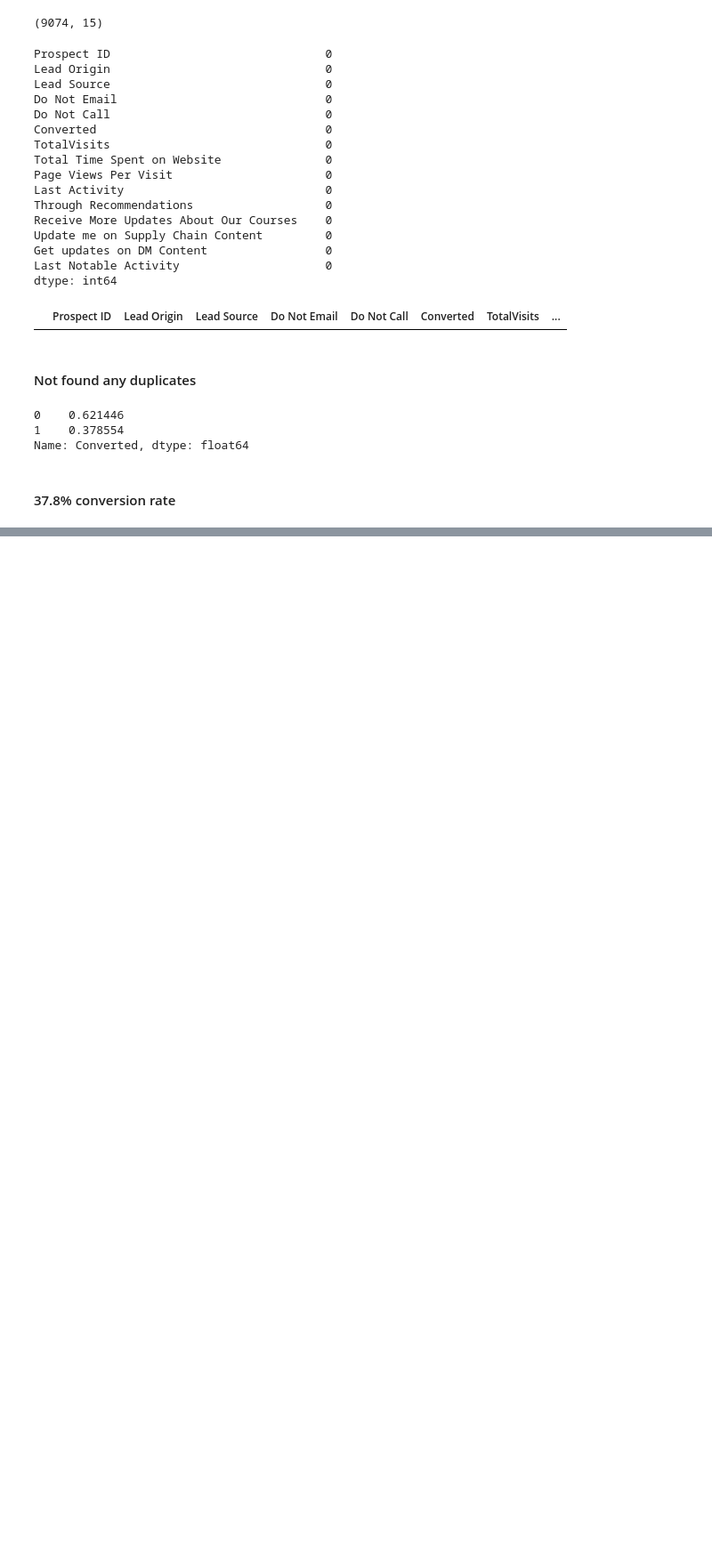
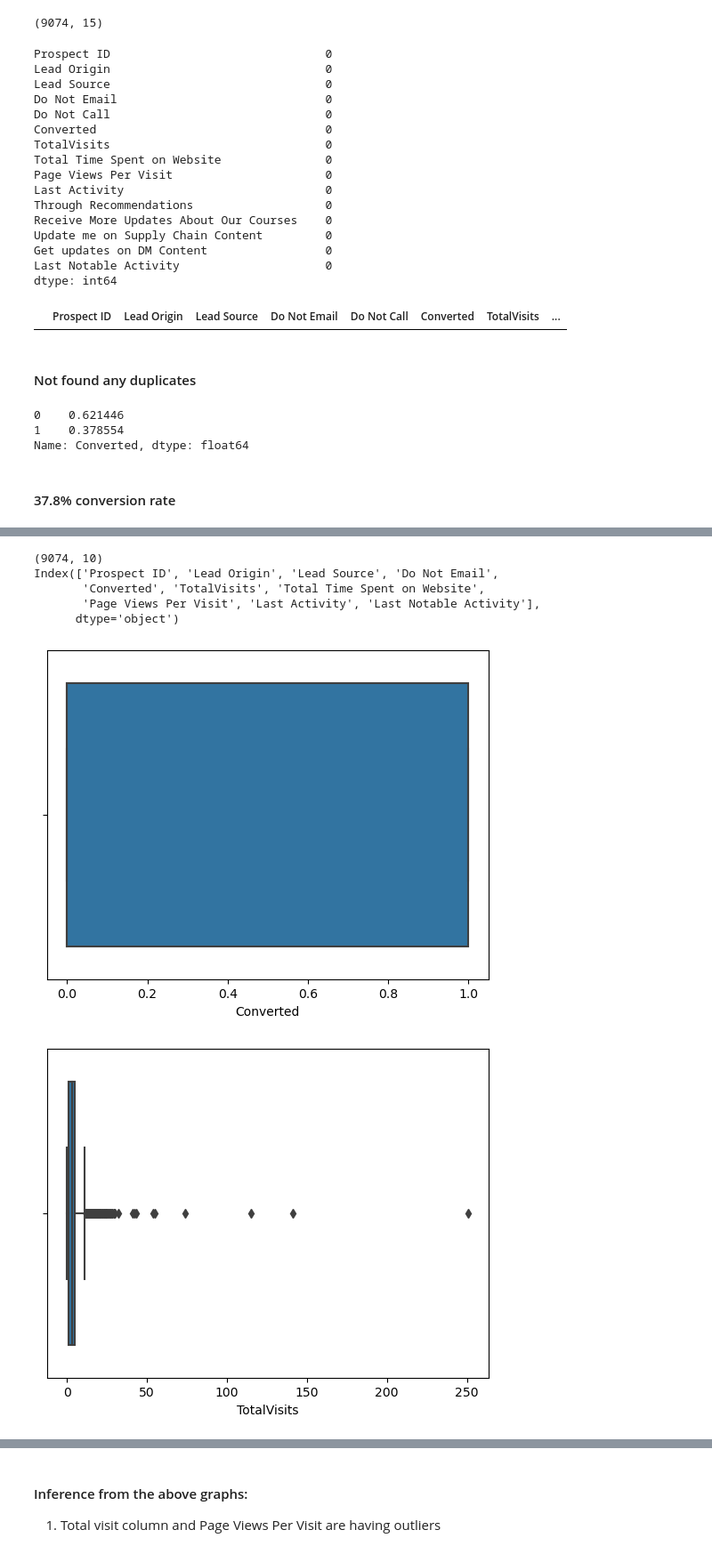
Before and after one commit to anujgupta0/Lead_Score_case_study, a Jupyter notebook: Lead_score_Case_study.ipynb, the cells around one changed output, grey strips where cells are left out. Shown at 89% size. Drawn from its saved outputs; the diff is of its cells as text; code cells hidden in the pictures; blank space fills up the shorter version.

```diff
--- a/Lead_score_Case_study.ipynb
+++ b/Lead_score_Case_study.ipynb
@@ -294,0 +361,4 @@ Name: Converted, dtype: float64
+# %%
+# Dropping the columns which doesnt give input for making the model.
+lead.drop(columns=['Do Not Call','Through Recommendations', 'Receive More Updates About Our Courses',
+       'Update me on Supply Chain Content', 'Get updates on DM Content'],axis=1, inplace =True)
@@ -294,0 +369,18 @@ Name: Converted, dtype: float64
+# %%
+# To check how and which columns are left.
+print(lead.shape)
+print(lead.columns)
+# %% [output]
+(9074, 10)
+Index(['Prospect ID', 'Lead Origin', 'Lead Source', 'Do Not Email',
+       'Converted', 'TotalVisits', 'Total Time Spent on Website',
+       'Page Views Per Visit', 'Last Activity', 'Last Notable Activity'],
+      dtype='object')
+# %%
+# Making grphs for the continuous variables
+for i in continuous_columns:
+    sns.boxplot(lead[i])
+    plt.show()
+# %% [output]
+[figure, added]
+[figure, added]
@@ -294,0 +389,3 @@ Name: Converted, dtype: float64
+# %% [markdown]
+#### Inference from the above graphs:
+1. Total visit column and Page Views Per Visit are having outliers
```
Also changed, not shown: parts of 19 cells of this notebook.
